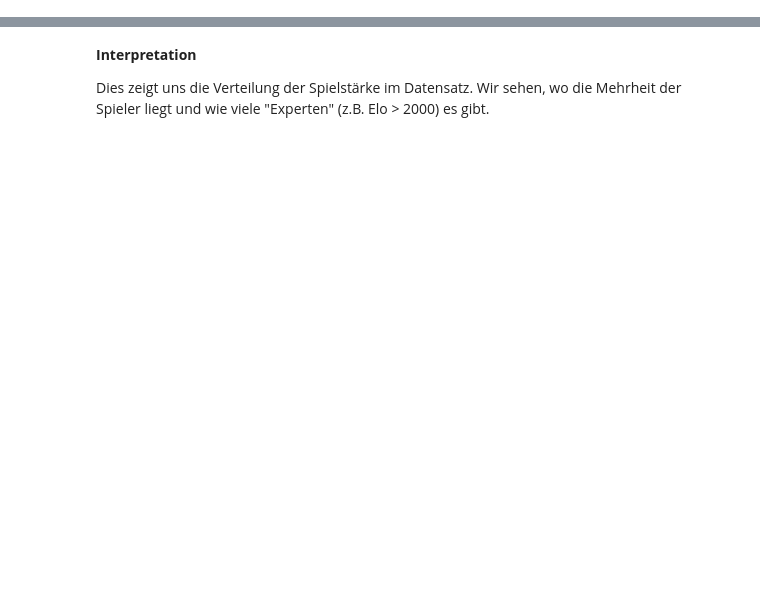
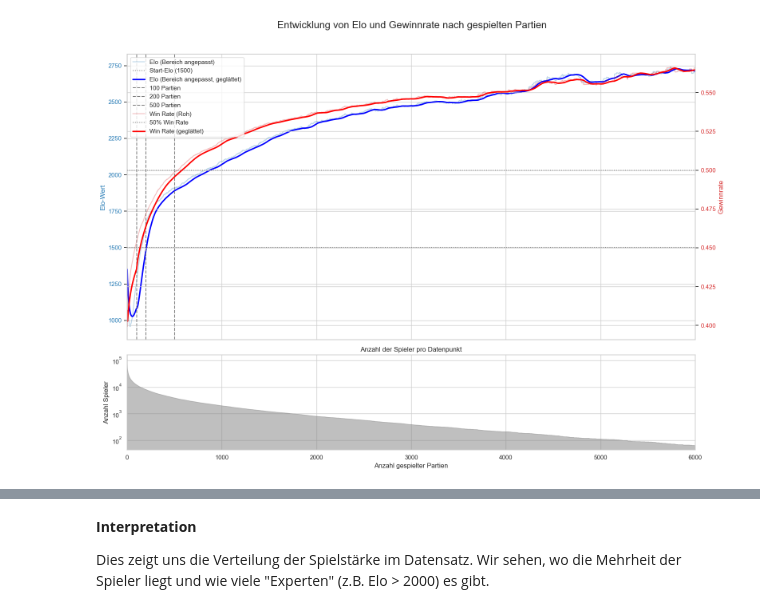
Before and after one commit to frohlfing/tichu, a Jupyter notebook: notebooks/BSW_05_Elo.ipynb, the cells around one changed output, grey strips where cells are left out. Drawn from its saved outputs; the diff is of its cells as text; code cells hidden in the pictures; blank space fills up the shorter version.

```diff
--- a/notebooks/BSW_05_Elo.ipynb
+++ b/notebooks/BSW_05_Elo.ipynb
@@ -58,0 +532,13 @@ Erwartung: Hohe positive Korrelation (> 0.7) zwischen allen. Das bestätigt quan
+# %%
+# Daten nach der Anzahl der gespielten Partien gruppieren und Durchschnittswerte berechnen
+
+def aggregate_timeseries(timeseries_df):
+    aggregated_df = timeseries_df.groupby('num_games').agg(
+        player_count=('player_id', 'count'),
+        avg_win_rate=('win_rate', 'mean'),
+        avg_elo_value=('elo_value', 'mean')
+    ).reset_index()
+
+    #display(aggregated_df.head())
+
+    return aggregated_df
@@ -58,0 +663,16 @@ Erwartung: Hohe positive Korrelation (> 0.7) zwischen allen. Das bestätigt quan
+# %%
+params_01 = {
+    'divisor': 5000.0, # geändert von 400
+    'k_newbie': 600, # geändert von 40
+    'k_standard': 20.0,
+    'k_expert': 10.0,
+    'newbie_threshold_games': 200, # geändert vom 30
+    'expert_threshold_elo': 2400.0,
+    'start_elo': 1400.0,  # geändert von 1500
+}
+
+timeseries_df_01 = generate_timeseries(params_01, df_all)
+aggregated_df_01 = aggregate_timeseries(timeseries_df_01)
+plot_timeseries(aggregated_df_01, 'Bereich angepasst')
+# %% [output]
+[figure, added]
```
Also changed, not shown: parts of 47 cells of this notebook, 4 other files.
